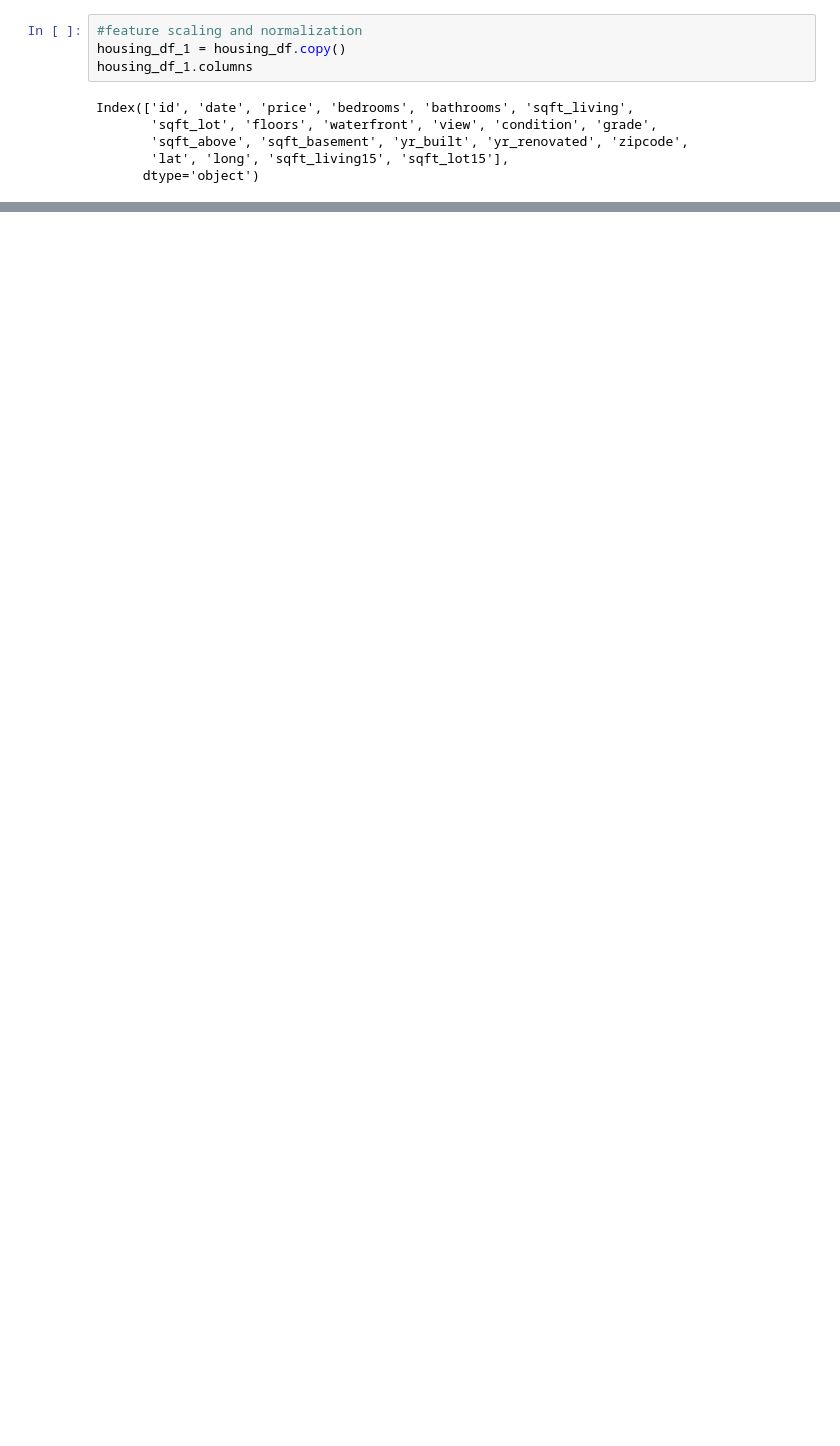
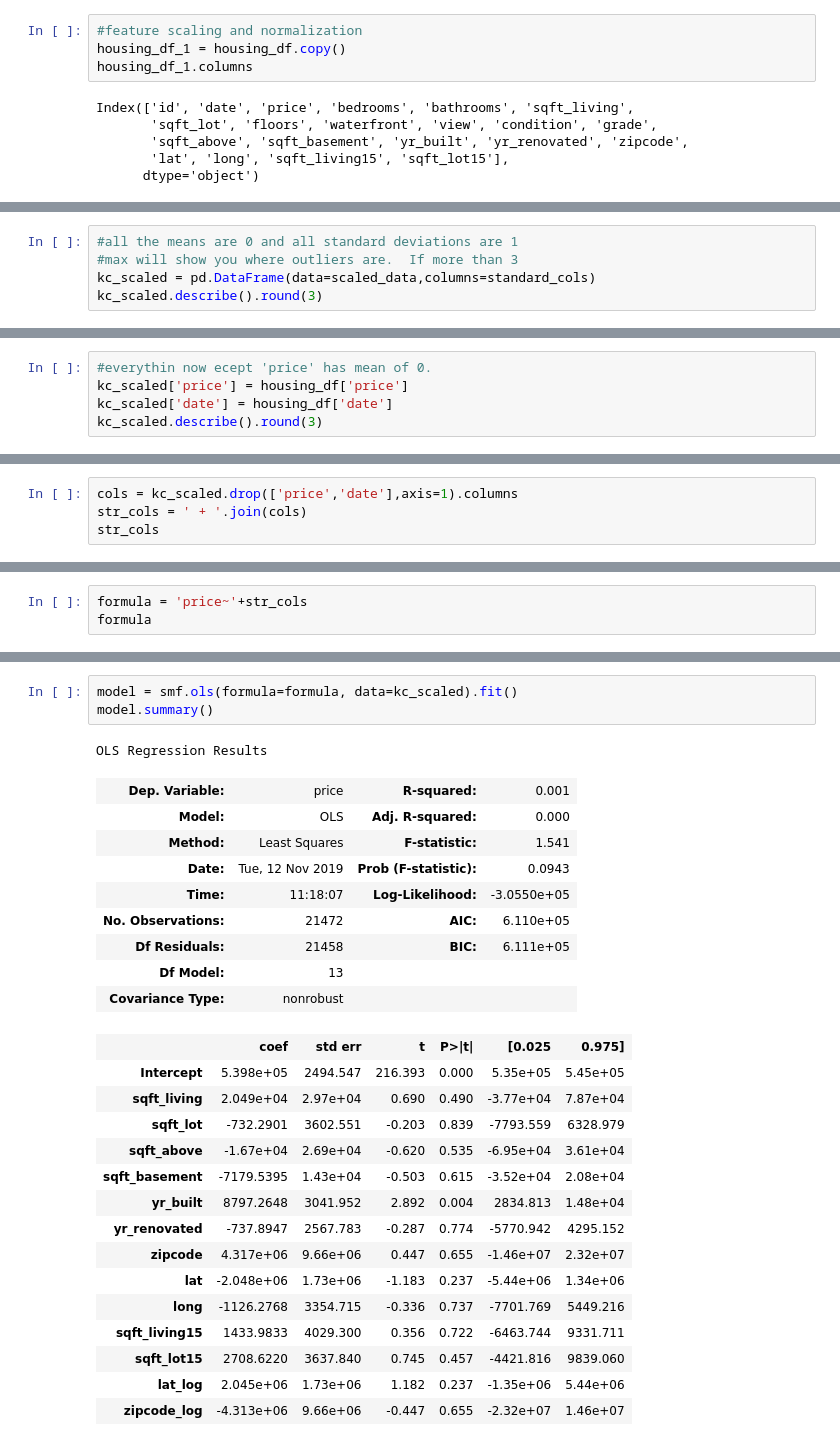
Before and after one commit to torresdavr/dsc-v2-mod1-final-project-online-ds-pt-100719, a Jupyter notebook: student.ipynb, the cells around one changed output, grey strips where cells are left out. Saved outputs shown, nothing was run; the diff lists cells and outputs as text; blank space fills up the shorter version.

```diff
--- a/student.ipynb
+++ b/student.ipynb
@@ -1034,0 +1045,5 @@ data_log.hist(figsize  = [8, 8]);
+# %%
+#all the means are 0 and all standard deviations are 1
+#max will show you where outliers are.  If more than 3
+kc_scaled = pd.DataFrame(data=scaled_data,columns=standard_cols)
+kc_scaled.describe().round(3)
@@ -1034,0 +1060,5 @@ data_log.hist(figsize  = [8, 8]);
+# %%
+#everythin now ecept 'price' has mean of 0.
+kc_scaled['price'] = housing_df['price']
+kc_scaled['date'] = housing_df['date']
+kc_scaled.describe().round(3)
@@ -1034,0 +1106,4 @@ data_log.hist(figsize  = [8, 8]);
+# %%
+cols = kc_scaled.drop(['price','date'],axis=1).columns
+str_cols = ' + '.join(cols)
+str_cols
@@ -1034,0 +1112,3 @@ data_log.hist(figsize  = [8, 8]);
+# %%
+formula = 'price~'+str_cols
+formula
@@ -1034,0 +1117,29 @@ data_log.hist(figsize  = [8, 8]);
+# %%
+model = smf.ols(formula=formula, data=kc_scaled).fit()
+model.summary()
+# %% [output]
+OLS Regression Results
+| Dep. Variable: | price | R-squared: | 0.001 |
+| Model: | OLS | Adj. R-squared: | 0.000 |
+| Method: | Least Squares | F-statistic: | 1.541 |
+| Date: | Tue, 12 Nov 2019 | Prob (F-statistic): | 0.0943 |
+| Time: | 11:18:07 | Log-Likelihood: | -3.0550e+05 |
+| No. Observations: | 21472 | AIC: | 6.110e+05 |
+| Df Residuals: | 21458 | BIC: | 6.111e+05 |
+| Df Model: | 13 |  |  |
+| Covariance Type: | nonrobust |  |  |
+|  | coef | std err | t | P>|t| | [0.025 | 0.975] |
+| Intercept | 5.398e+05 | 2494.547 | 216.393 | 0.000 | 5.35e+05 | 5.45e+05 |
+| sqft_living | 2.049e+04 | 2.97e+04 | 0.690 | 0.490 | -3.77e+04 | 7.87e+04 |
+| sqft_lot | -732.2901 | 3602.551 | -0.203 | 0.839 | -7793.559 | 6328.979 |
+| sqft_above | -1.67e+04 | 2.69e+04 | -0.620 | 0.535 | -6.95e+04 | 3.61e+04 |
+| sqft_basement | -7179.5395 | 1.43e+04 | -0.503 | 0.615 | -3.52e+04 | 2.08e+04 |
+| yr_built | 8797.2648 | 3041.952 | 2.892 | 0.004 | 2834.813 | 1.48e+04 |
+| yr_renovated | -737.8947 | 2567.783 | -0.287 | 0.774 | -5770.942 | 4295.152 |
+| zipcode | 4.317e+06 | 9.66e+06 | 0.447 | 0.655 | -1.46e+07 | 2.32e+07 |
+| lat | -2.048e+06 | 1.73e+06 | -1.183 | 0.237 | -5.44e+06 | 1.34e+06 |
+| long | -1126.2768 | 3354.715 | -0.336 | 0.737 | -7701.769 | 5449.216 |
+| sqft_living15 | 1433.9833 | 4029.300 | 0.356 | 0.722 | -6463.744 | 9331.711 |
+| sqft_lot15 | 2708.6220 | 3637.840 | 0.745 | 0.457 | -4421.816 | 9839.060 |
+| lat_log | 2.045e+06 | 1.73e+06 | 1.182 | 0.237 | -1.35e+06 | 5.44e+06 |
+| zipcode_log | -4.313e+06 | 9.66e+06 | -0.447 | 0.655 | -2.32e+07 | 1.46e+07 |
```
Also changed, not shown: parts of 48 cells of this notebook.
